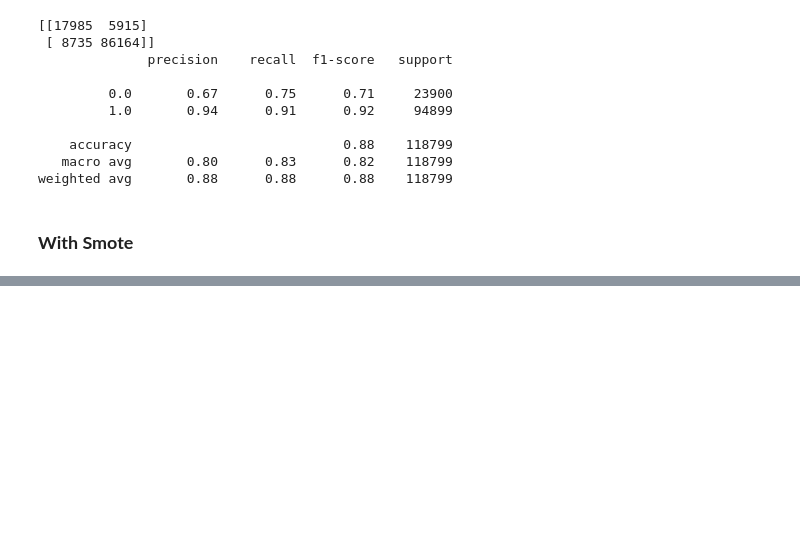
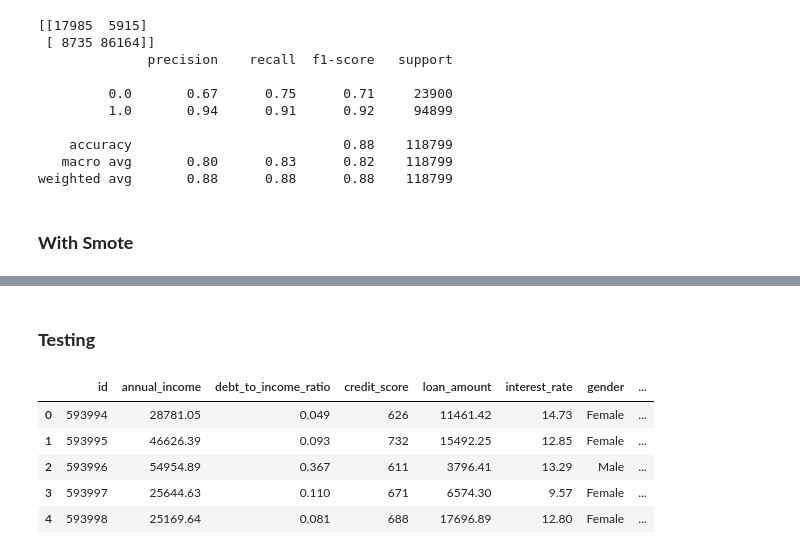
Before and after one commit to Ankit455/Predicting-Loan-Payback, a Jupyter notebook: pre.ipynb, the cells around one changed output, grey strips where cells are left out. Cells and saved outputs as stored; diff of their text form; code cells hidden in the pictures; blank space fills up the shorter version.

Commit message:
Testing

```diff
--- a/pre.ipynb
+++ b/pre.ipynb
@@ -142,0 +143,12 @@ weighted avg       0.87      0.85      0.86    118799
+# %% [markdown]
+### **Testing**
+# %%
+test = pd.read_csv("data/test.csv")
+test.head()
+# %% [output]
+|  | id | annual_income | debt_to_income_ratio | credit_score | loan_amount | interest_rate | gender | ... |
+| 0 | 593994 | 28781.05 | 0.049 | 626 | 11461.42 | 14.73 | Female | ... |
+| 1 | 593995 | 46626.39 | 0.093 | 732 | 15492.25 | 12.85 | Female | ... |
+| 2 | 593996 | 54954.89 | 0.367 | 611 | 3796.41 | 13.29 | Male | ... |
+| 3 | 593997 | 25644.63 | 0.110 | 671 | 6574.30 | 9.57 | Female | ... |
+| 4 | 593998 | 25169.64 | 0.081 | 688 | 17696.89 | 12.80 | Female | ... |
```
Also changed, not shown: parts of 4 cells of this notebook, 1 other file.
